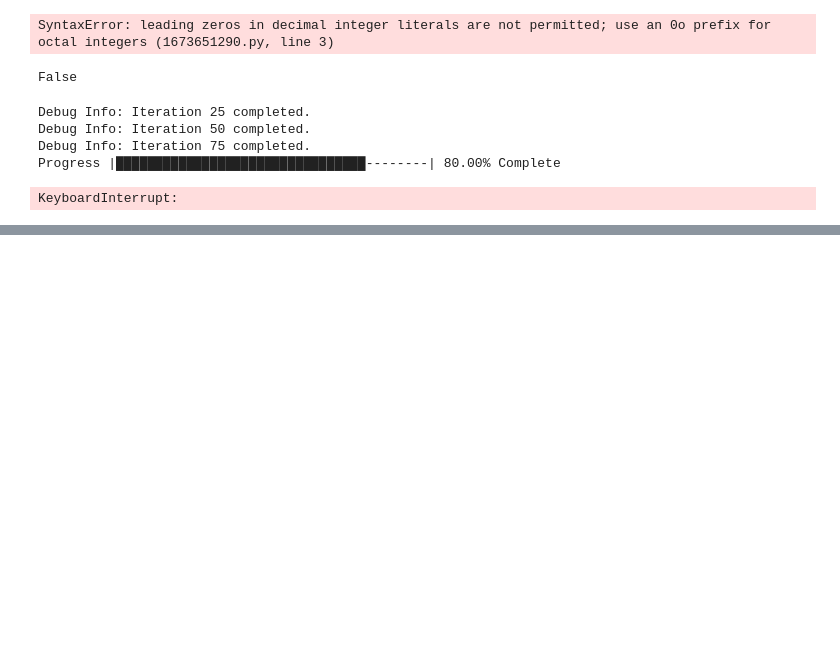
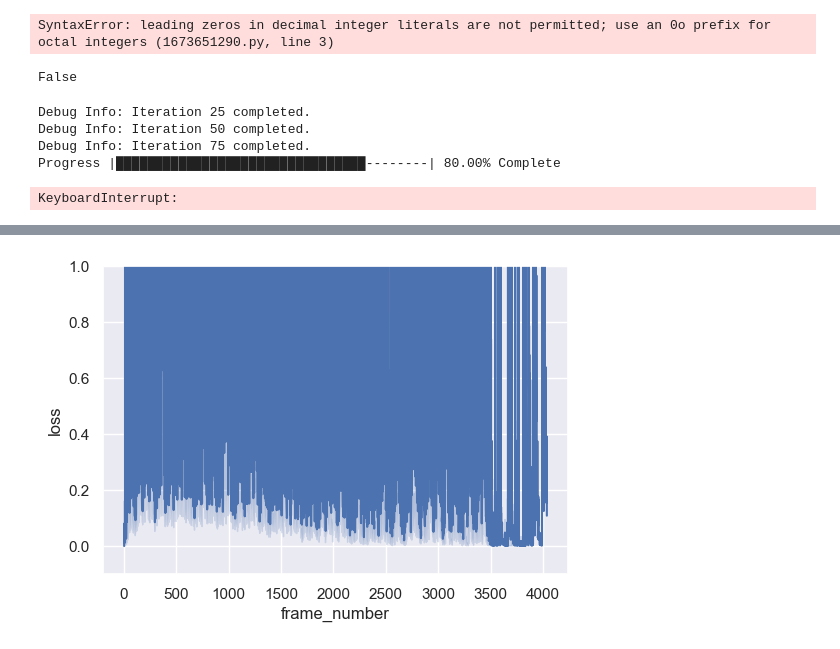
Before and after one commit to Hal609/PunchOut_DeepLearning, a Jupyter notebook: test.ipynb, the cells around one changed output, grey strips where cells are left out. Drawn from its saved outputs; the diff is of its cells as text; code cells hidden in the pictures; blank space fills up the shorter version.

```diff
--- a/test.ipynb
+++ b/test.ipynb
@@ -126,0 +143,13 @@ os.makedirs("out")
+# %%
+import os
+import pandas as pd
+import matplotlib.pyplot as plt
+import seaborn as sns
+
+
+# sns.set_theme(style="darkgrid")
+
+newest_folder = sorted(os.listdir("Outputs"))[-1]
+data = pd.read_csv(f"Outputs/{newest_folder}/data.csv")
+
+data.head()
@@ -126,0 +163,8 @@ os.makedirs("out")
+# %%
+# Loss plot
+axes = sns.lineplot(data, x="frame_number", y="loss", hue="reward", markers=True, legend=False)
+# axes.set_ylim(-0.1, 3)
+plt.savefig(f"Outputs/{newest_folder}/loss_over_time.svg")
+plt.show()
+# %% [output]
+[figure, added]
```
Also changed, not shown: parts of 6 cells of this notebook, 26 other files.
